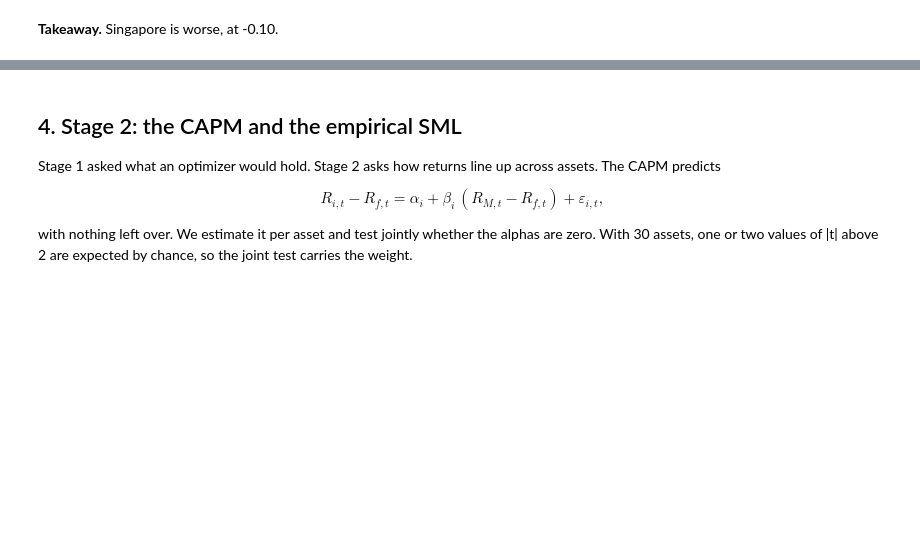
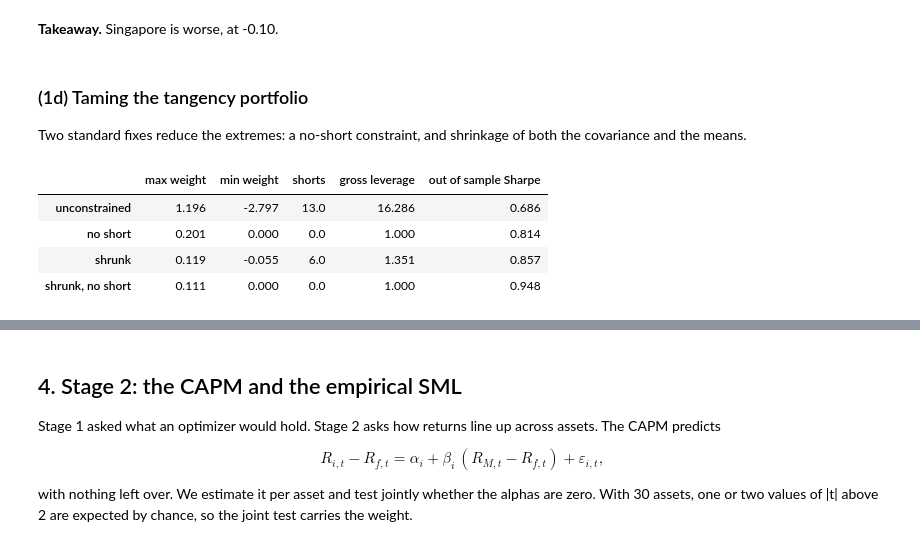
Before and after one commit to Prolead1/goldman, a Jupyter notebook: notebooks/report.ipynb, the cells around one changed output, grey strips where cells are left out. Saved outputs shown, nothing was run; the diff lists cells and outputs as text; code cells hidden in the pictures; blank space fills up the shorter version.

```diff
--- a/notebooks/report.ipynb
+++ b/notebooks/report.ipynb
@@ -201,3 +201,26 @@ pd.DataFrame(
 | sg | 29.0 | 0.796 | -0.104 |
 # %% [markdown]
 **Takeaway.** Singapore is worse, at -0.10.
+# %% [markdown]
+### (1d) Taming the tangency portfolio
+
+Two standard fixes reduce the extremes: a no-short constraint, and shrinkage of
+both the covariance and the means.
+# %%
+from goldman.analysis.robustness import LABELS, run_robustness_analysis
+
+FIXES = run_robustness_analysis(
+    RETURNS[PRIMARY],
+    rf=risk_free_series(PRIMARY, RETURNS[PRIMARY].index),
+    output_dir=OUTPUT_DIR / PRIMARY,
+    label=PRIMARY,
+)
+FIXES.diagnostics.rename(index=LABELS)[
+    ["max weight", "min weight", "shorts", "gross leverage", "out of sample Sharpe"]
+]
+# %% [output]
+|  | max weight | min weight | shorts | gross leverage | out of sample Sharpe |
+| unconstrained | 1.196 | -2.797 | 13.0 | 16.286 | 0.686 |
+| no short | 0.201 | 0.000 | 0.0 | 1.000 | 0.814 |
+| shrunk | 0.119 | -0.055 | 6.0 | 1.351 | 0.857 |
+| shrunk, no short | 0.111 | 0.000 | 0.0 | 1.000 | 0.948 |
```
Also changed, not shown: parts of 2 cells of this notebook, 4 other files.
